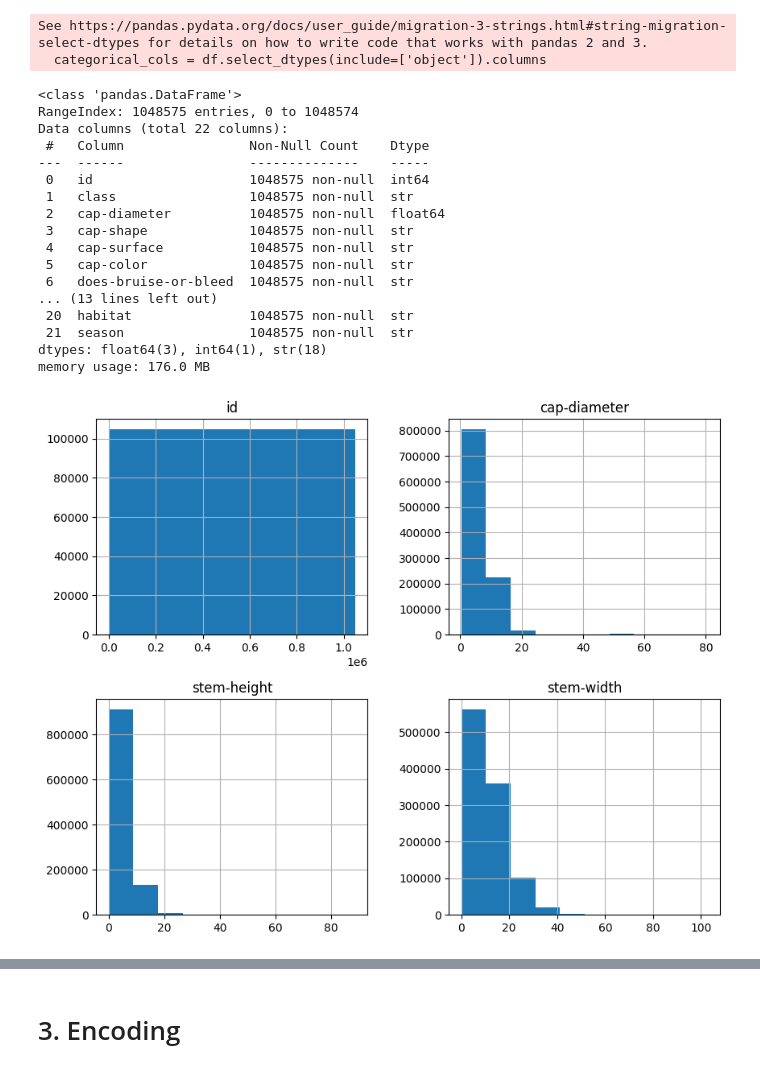
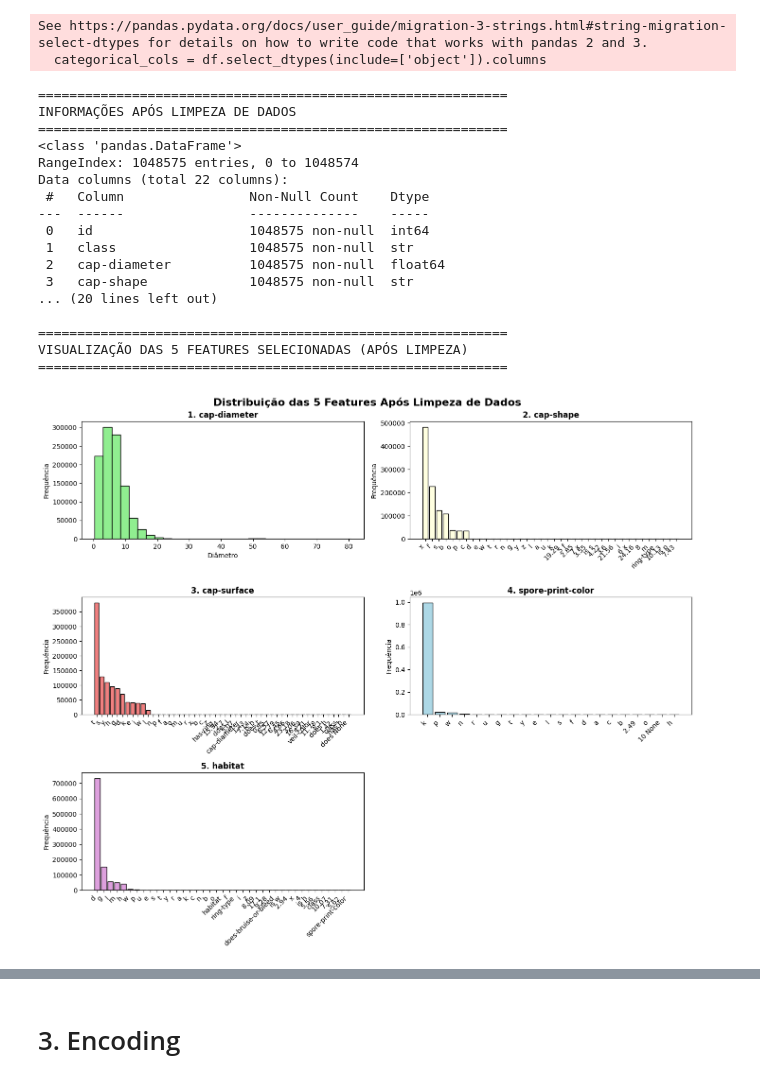
Before and after one commit to joaodonadio/machine-learning-mushroom, a Jupyter notebook: notebooks/mushroom/ex-mushroom.ipynb, the cells around one changed output, grey strips where cells are left out. Saved outputs shown, nothing was run; the diff lists cells and outputs as text; code cells hidden in the pictures.

Commit message:
graficos, descricao e celulas

```diff
--- a/notebooks/mushroom/ex-mushroom.ipynb
+++ b/notebooks/mushroom/ex-mushroom.ipynb
@@ -239,27 +325,80 @@ for col in categorical_cols:
 See https://pandas.pydata.org/docs/user_guide/migration-3-strings.html#string-migration-select-dtypes for details on how to write code that works with pandas 2 and 3.
   categorical_cols = df.select_dtypes(include=['object']).columns
 # %%
-# Celula 09 - Verificar após limpeza
+# Celula 10 - Verificar após limpeza
+print("=" * 60)
+print("INFORMAÇÕES APÓS LIMPEZA DE DADOS")
+print("=" * 60)
 df.info()
 
-df.hist(figsize=(10,8))
+print("\n" + "=" * 60)
+print("VISUALIZAÇÃO DAS 5 FEATURES SELECIONADAS (APÓS LIMPEZA)")
+print("=" * 60)
+
+selected_features = ['cap-diameter', 'cap-shape', 'cap-surface', 'spore-print-color', 'habitat']
+
+fig, axes = plt.subplots(3, 2, figsize=(14, 12))
+fig.suptitle('Distribuição das 5 Features Após Limpeza de Dados', fontsize=16, fontweight='bold')
+
+# Plot 1: Histograma de cap-diameter
+axes[0, 0].hist(df['cap-diameter'].dropna(), bins=30, color='lightgreen', edgecolor='black')
+axes[0, 0].set_title('1. cap-diameter', fontweight='bold', fontsize=12)
+axes[0, 0].set_xlabel('Diâmetro')
+axes[0, 0].set_ylabel('Frequência')
+
+# Plot 2: cap-shape
+counts = df['cap-shape'].value_counts()
+axes[0, 1].bar(range(len(counts)), counts.values, color='lightyellow', edgecolor='black')
+axes[0, 1].set_xticks(range(len(counts)))
+axes[0, 1].set_xticklabels(counts.index, rotation=45, ha='right')
+axes[0, 1].set_title('2. cap-shape', fontweight='bold', fontsize=12)
+axes[0, 1].set_ylabel('Frequência')
+
+# Plot 3: cap-surface
+counts = df['cap-surface'].value_counts()
+axes[1, 0].bar(range(len(counts)), counts.values, color='lightcoral', edgecolor='black')
+axes[1, 0].set_xticks(range(len(counts)))
+axes[1, 0].set_xticklabels(counts.index, rotation=45, ha='right')
+axes[1, 0].set_title('3. cap-surface', fontweight='bold', fontsize=12)
+axes[1, 0].set_ylabel('Frequência')
+
+# Plot 4: spore-print-color
+counts = df['spore-print-color'].value_counts()
+axes[1, 1].bar(range(len(counts)), counts.values, color='lightblue', edgecolor='black')
+axes[1, 1].set_xticks(range(len(counts)))
+axes[1, 1].set_xticklabels(counts.index, rotation=45, ha='right')
+axes[1, 1].set_title('4. spore-print-color', fontweight='bold', fontsize=12)
+axes[1, 1].set_ylabel('Frequência')
+
+# Plot 5: habitat
+counts = df['habitat'].value_counts()
+axes[2, 0].bar(range(len(counts)), counts.values, color='plum', edgecolor='black')
+axes[2, 0].set_xticks(range(len(counts)))
+axes[2, 0].set_xticklabels(counts.index, rotation=45, ha='right')
+axes[2, 0].set_title('5. habitat', fontweight='bold', fontsize=12)
+axes[2, 0].set_ylabel('Frequência')
+
+# Remover o último subplot vazio
+axes[2, 1].remove()
+
+plt.tight_layout()
 plt.show()
 # %% [output]
+============================================================
+INFORMAÇÕES APÓS LIMPEZA DE DADOS
+============================================================
 <class 'pandas.DataFrame'>
 RangeIndex: 1048575 entries, 0 to 1048574
 Data columns (total 22 columns):
  #   Column                Non-Null Count    Dtype
 ---  ------                --------------    -----
  0   id                    1048575 non-null  int64
  1   class                 1048575 non-null  str
  2   cap-diameter          1048575 non-null  float64
  3   cap-shape             1048575 non-null  str
- 4   cap-surface           1048575 non-null  str
- 5   cap-color             1048575 non-null  str
- 6   does-bruise-or-bleed  1048575 non-null  str
-... (13 lines left out)
- 20  habitat               1048575 non-null  str
- 21  season                1048575 non-null  str
-dtypes: float64(3), int64(1), str(18)
-memory usage: 176.0 MB
+... (20 lines left out)
+
+============================================================
+VISUALIZAÇÃO DAS 5 FEATURES SELECIONADAS (APÓS LIMPEZA)
+============================================================
-[figure, old version]
+[figure, new version]
```
Also changed, not shown: parts of 16 cells of this notebook.
